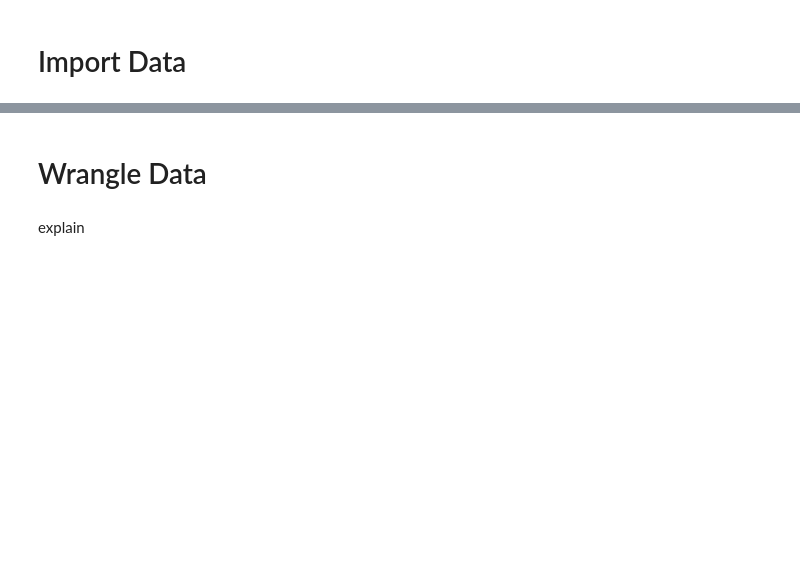
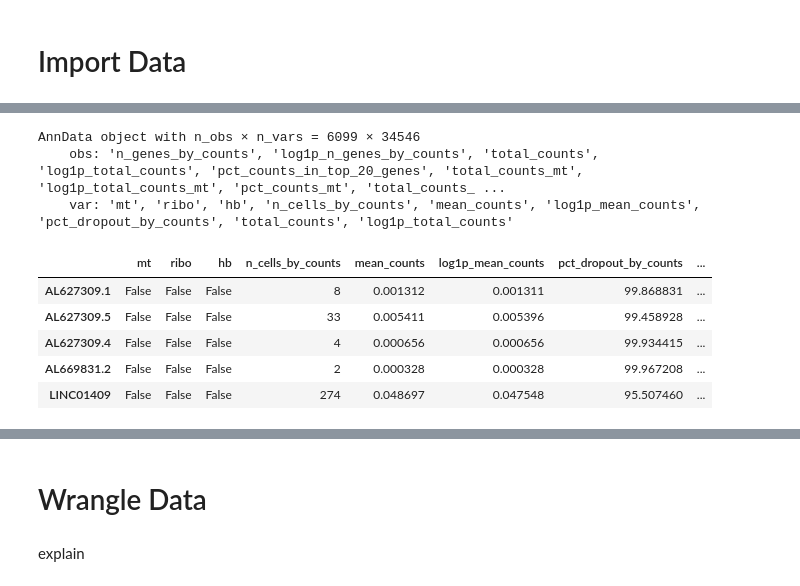
Before and after one commit to MikiasHWT/scRNA_Lethal_Covid19_Analysis, a Jupyter notebook: scRNA_Lethal_Covid19_Analysis.ipynb, the cells around one changed output, grey strips where cells are left out. Drawn from its saved outputs; the diff is of its cells as text; code cells hidden in the pictures; blank space fills up the shorter version.

```diff
--- a/scRNA_Lethal_Covid19_Analysis.ipynb
+++ b/scRNA_Lethal_Covid19_Analysis.ipynb
@@ -102,0 +237,24 @@ Directory is empty
+# %%
+# Calculate QC metrics
+sc.pp.calculate_qc_metrics(
+    adata,
+    qc_vars=["mt", "ribo", "hb"],
+    inplace=True,
+    percent_top=[20], # finds cumulative precentage of total counts produced by top 20 expressed genes
+    log1p=True
+)
+adata
+# %% [output]
+AnnData object with n_obs × n_vars = 6099 × 34546
+    obs: 'n_genes_by_counts', 'log1p_n_genes_by_counts', 'total_counts', 'log1p_total_counts', 'pct_counts_in_top_20_genes', 'total_counts_mt', 'log1p_total_counts_mt', 'pct_counts_mt', 'total_counts_ ...
+    var: 'mt', 'ribo', 'hb', 'n_cells_by_counts', 'mean_counts', 'log1p_mean_counts', 'pct_dropout_by_counts', 'total_counts', 'log1p_total_counts'
+# %%
+# View newly added transcript variables
+adata.var.head()
+# %% [output]
+|  | mt | ribo | hb | n_cells_by_counts | mean_counts | log1p_mean_counts | pct_dropout_by_counts | ... |
+| AL627309.1 | False | False | False | 8 | 0.001312 | 0.001311 | 99.868831 | ... |
+| AL627309.5 | False | False | False | 33 | 0.005411 | 0.005396 | 99.458928 | ... |
+| AL627309.4 | False | False | False | 4 | 0.000656 | 0.000656 | 99.934415 | ... |
+| AL669831.2 | False | False | False | 2 | 0.000328 | 0.000328 | 99.967208 | ... |
+| LINC01409 | False | False | False | 274 | 0.048697 | 0.047548 | 95.507460 | ... |
```
Also changed, not shown: parts of 21 cells of this notebook, 1 other file.
